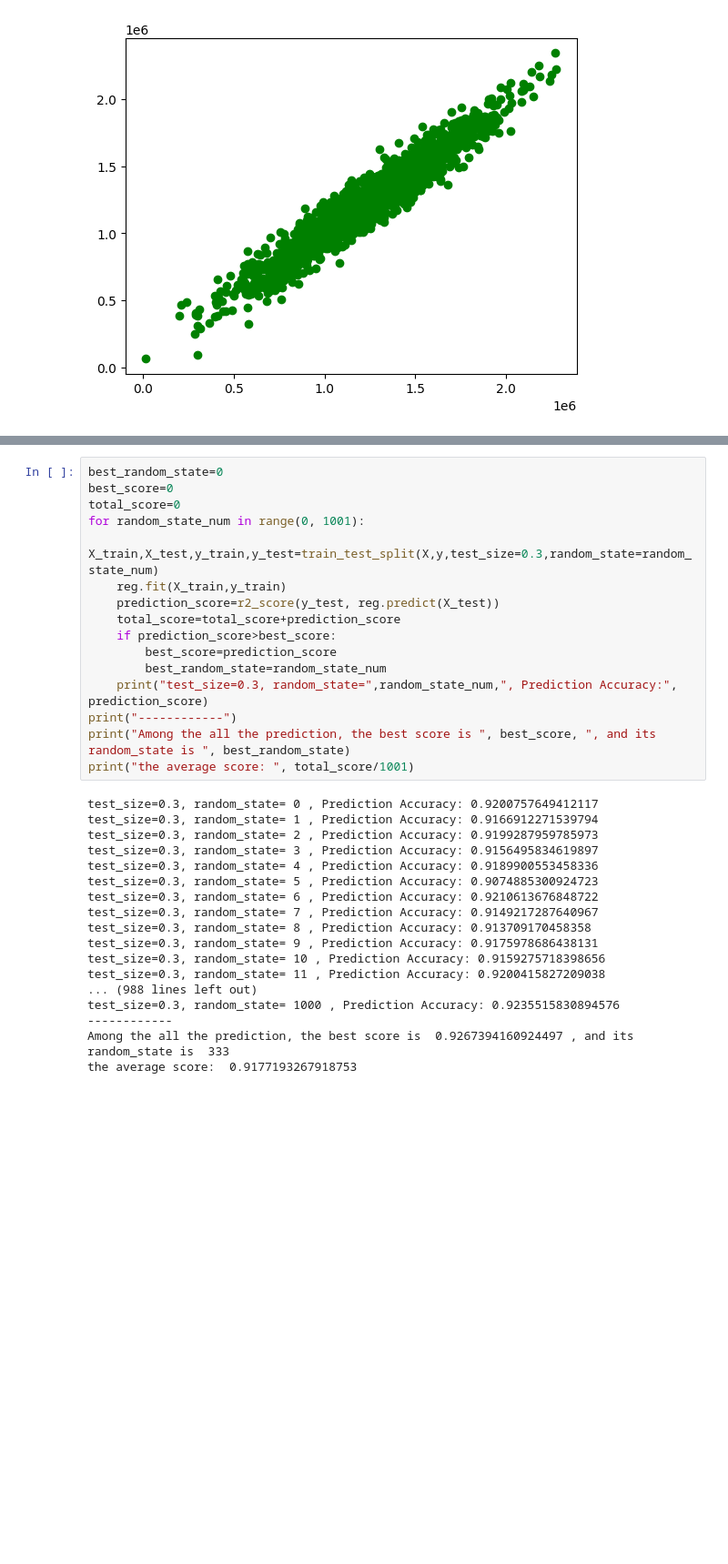
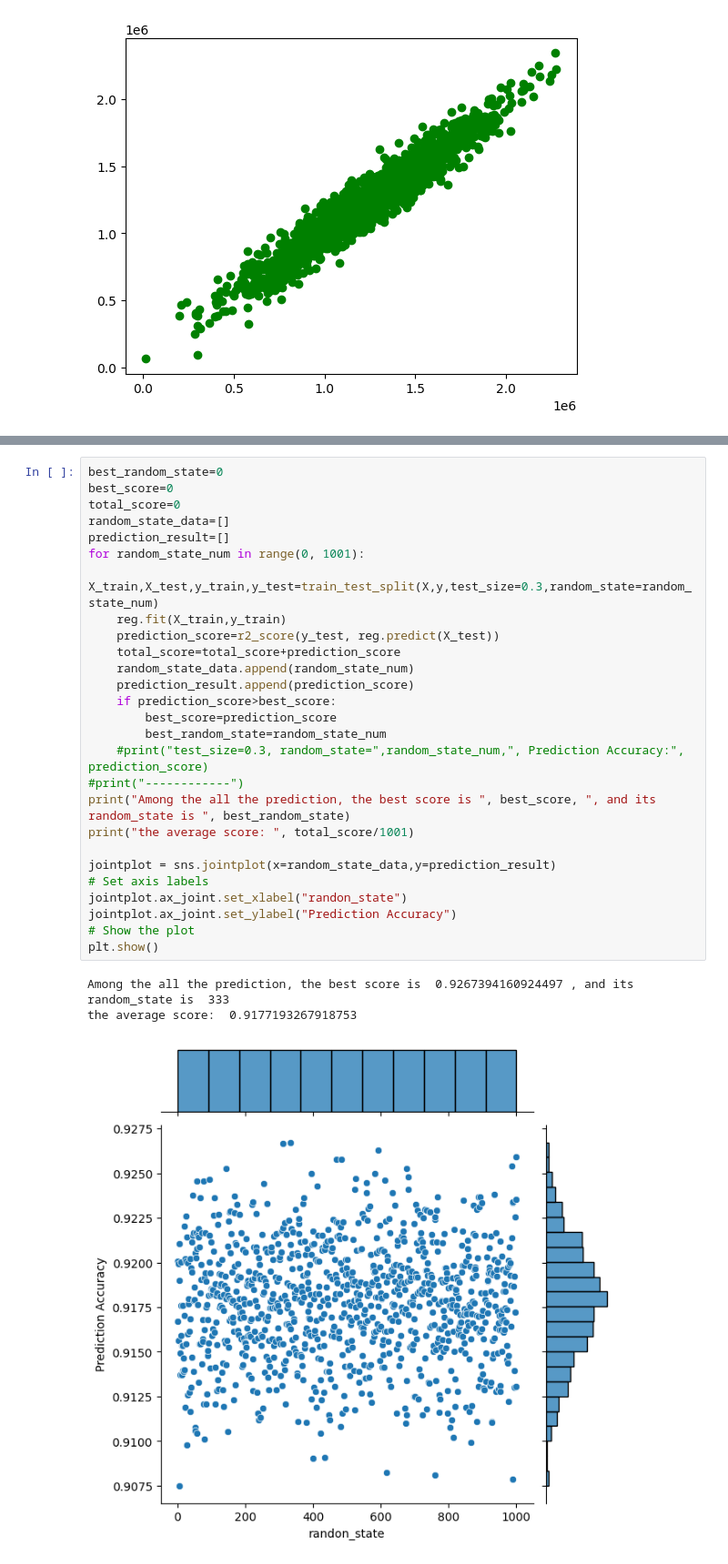
Before and after one commit to Daxting/Machine-Learning-Project, a Jupyter notebook: hw1.ipynb, the cells around one changed output, grey strips where cells are left out. Shown at 91% size. Cells and saved outputs as stored; diff of their text form; blank space fills up the shorter version.

```diff
--- a/hw1.ipynb
+++ b/hw1.ipynb
@@ -119,35 +119,32 @@ To begin with, we fix the test_size of linear_regression and change the random_s
 # %%
 best_random_state=0
 best_score=0
 total_score=0
+random_state_data=[]
+prediction_result=[]
 for random_state_num in range(0, 1001):
     X_train,X_test,y_train,y_test=train_test_split(X,y,test_size=0.3,random_state=random_state_num)
     reg.fit(X_train,y_train)
     prediction_score=r2_score(y_test, reg.predict(X_test))
     total_score=total_score+prediction_score
+    random_state_data.append(random_state_num)
+    prediction_result.append(prediction_score)
     if prediction_score>best_score:
         best_score=prediction_score
         best_random_state=random_state_num
-    print("test_size=0.3, random_state=",random_state_num,", Prediction Accuracy:", prediction_score)
-print("------------")
+    #print("test_size=0.3, random_state=",random_state_num,", Prediction Accuracy:", prediction_score)
+#print("------------")
 print("Among the all the prediction, the best score is ", best_score, ", and its random_state is ", best_random_state)
 print("the average score: ", total_score/1001)
+
+jointplot = sns.jointplot(x=random_state_data,y=prediction_result)
+# Set axis labels
+jointplot.ax_joint.set_xlabel("randon_state")
+jointplot.ax_joint.set_ylabel("Prediction Accuracy")
+# Show the plot
+plt.show()
 # %% [output]
-test_size=0.3, random_state= 0 , Prediction Accuracy: 0.9200757649412117
-test_size=0.3, random_state= 1 , Prediction Accuracy: 0.9166912271539794
-test_size=0.3, random_state= 2 , Prediction Accuracy: 0.9199287959785973
-test_size=0.3, random_state= 3 , Prediction Accuracy: 0.9156495834619897
-test_size=0.3, random_state= 4 , Prediction Accuracy: 0.9189900553458336
-test_size=0.3, random_state= 5 , Prediction Accuracy: 0.9074885300924723
-test_size=0.3, random_state= 6 , Prediction Accuracy: 0.9210613676848722
-test_size=0.3, random_state= 7 , Prediction Accuracy: 0.9149217287640967
-test_size=0.3, random_state= 8 , Prediction Accuracy: 0.913709170458358
-test_size=0.3, random_state= 9 , Prediction Accuracy: 0.9175978686438131
-test_size=0.3, random_state= 10 , Prediction Accuracy: 0.9159275718398656
-test_size=0.3, random_state= 11 , Prediction Accuracy: 0.9200415827209038
-... (988 lines left out)
-test_size=0.3, random_state= 1000 , Prediction Accuracy: 0.9235515830894576
-------------
 Among the all the prediction, the best score is  0.9267394160924497 , and its random_state is  333
 the average score:  0.9177193267918753
+[figure, added]
 # %% [markdown]
```
Also changed, not shown: parts of 16 cells of this notebook.
